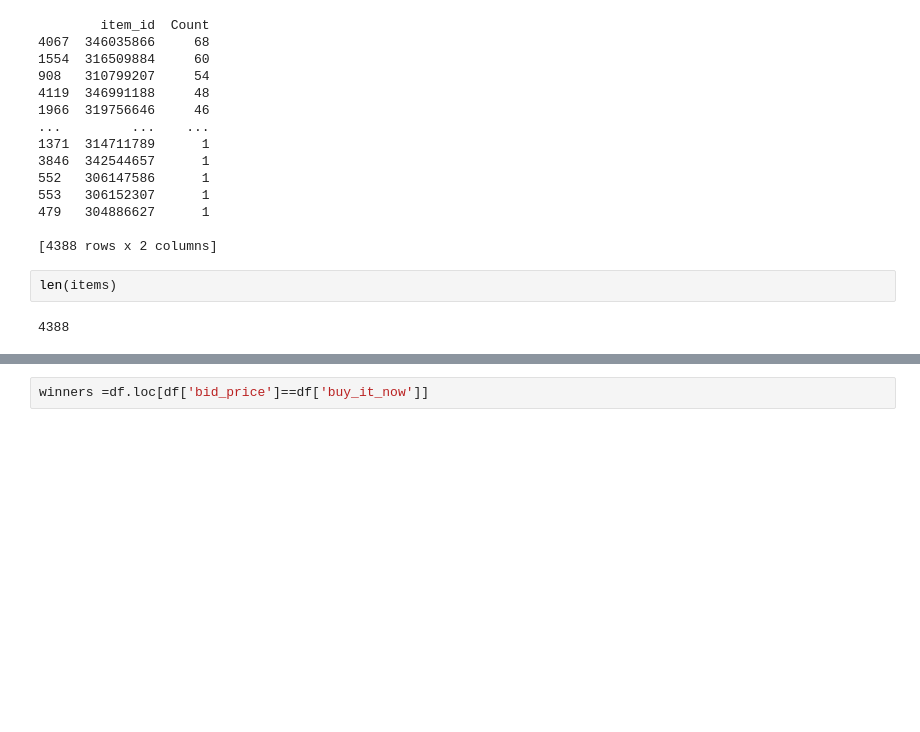
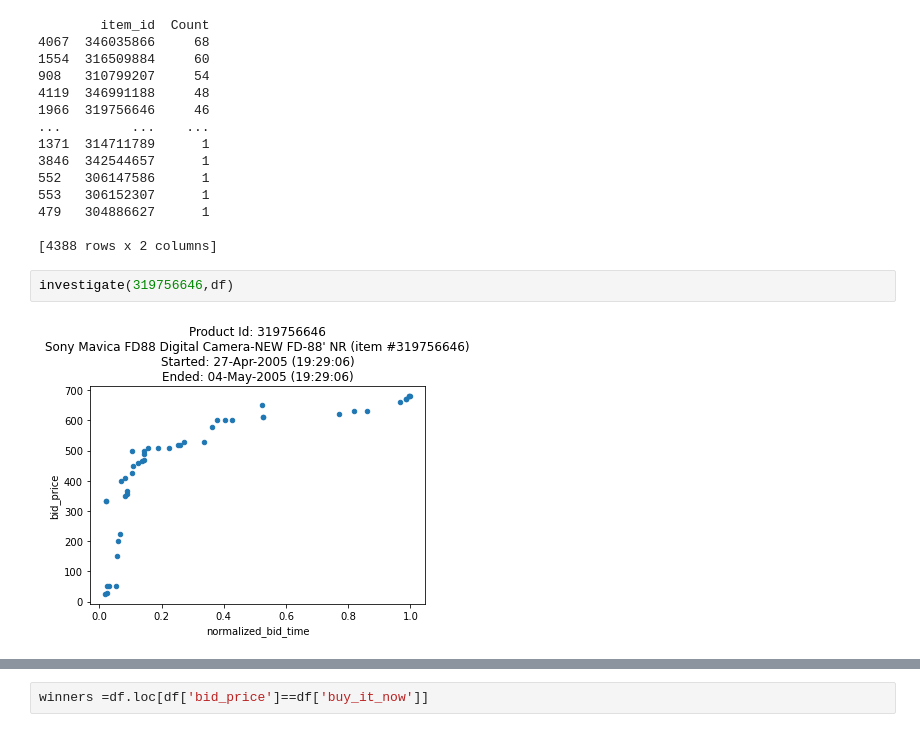
Before and after one commit to michaelpetersubc/notebooks, a Jupyter notebook: eBay/cameras_py.ipynb, the cells around one changed output, grey strips where cells are left out. Cells and saved outputs as stored; diff of their text form; blank space fills up the shorter version.

```diff
--- a/eBay/cameras_py.ipynb
+++ b/eBay/cameras_py.ipynb
@@ -51,6 +40,6 @@ print(items)
 
 [4388 rows x 2 columns]
 # %%
-len(items)
+investigate(319756646,df)
 # %% [output]
-4388
+[figure, added]
```
Also changed, not shown: parts of 11 cells of this notebook.
